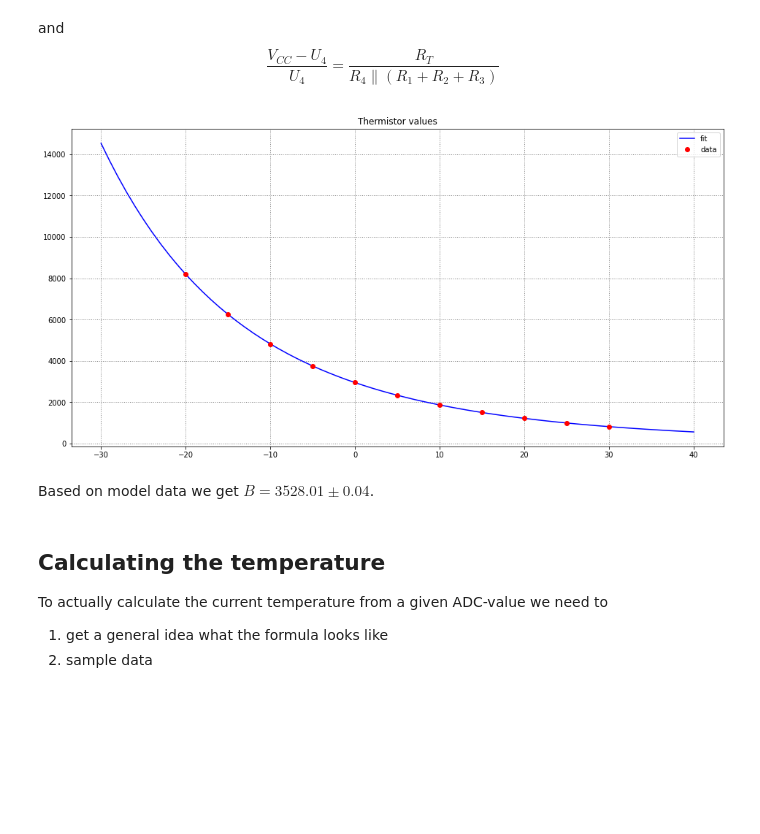
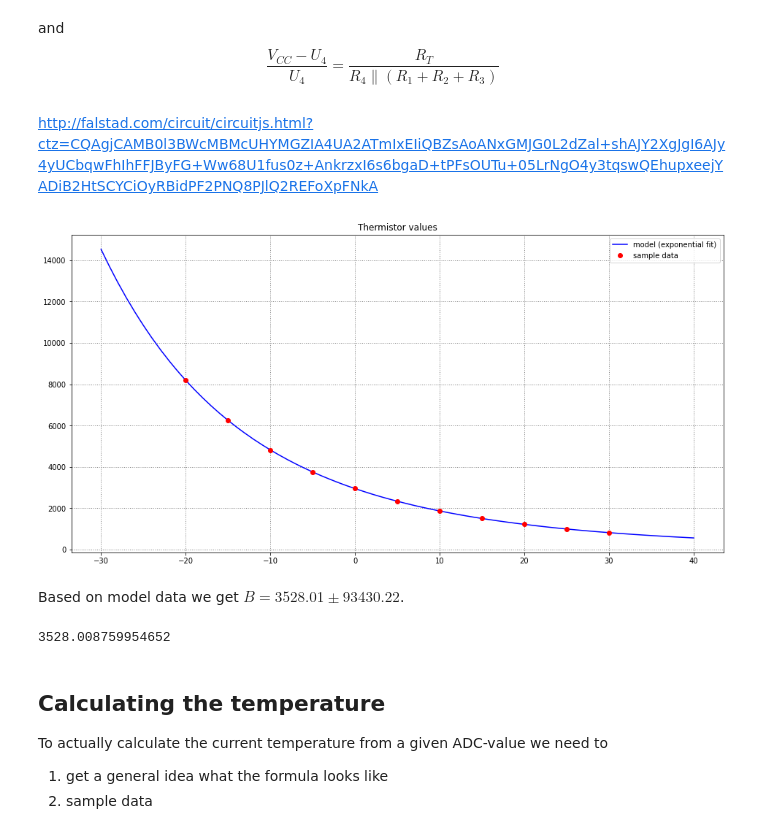
Before and after one commit to henrythasler/sensor-gateway, a Jupyter notebook: docs/temperature-calculation.ipynb, the cells around one changed output. Cells and saved outputs as stored; diff of their text form; code cells hidden in the pictures; blank space fills up the shorter version.

```diff
--- a/docs/temperature-calculation.ipynb
+++ b/docs/temperature-calculation.ipynb
@@ -24,6 +24,8 @@ and
 $$
 \frac{V_{CC}-U_4}{U_4} = \frac{R_T}{R_4 \parallel (R_1+R_2+R_3)}
 $$
+# %% [markdown]
+http://falstad.com/circuit/circuitjs.html?ctz=CQAgjCAMB0l3BWcMBMcUHYMGZIA4UA2ATmIxEIiQBZsAoANxGMJG0L2dZal+shAJY2XgJgI6AJy4yUCbqwFhIhFFJByFG+Ww68U1fus0z+AnkrzxI6s6bgaD+tPFsOUTu+05LrNgO4y3tqswQEhupxeejYADiB2HtSCYCiOyRBidPF2PNQ8PJlQ2REFoXpFNkA
 # %%
 from IPython.display import Markdown as md
 import numpy as np
@@ -36,26 +40,30 @@ T_N = 298.15
 # %%
 def func(T, B):
     return R_N * np.exp(B*(1/T - 1/T_N))
 
 popt, pcov = curve_fit(func, pt1000[0]+273.15, pt1000[1])
+B=popt[0]
 x_data = np.arange(-30, 41, 1)
 y_data = func(x_data+273.15, *popt)
 
-plt.plot(x_data, y_data, 'b-', label='fit')
+plt.plot(x_data, y_data, 'b-', label='model (exponential fit)')
 
 stdevs = np.sqrt(np.diag(pcov))
 
-plt.plot(pt1000[0], pt1000[1], 'ro', label='data')
+plt.plot(pt1000[0], pt1000[1], 'ro', label='sample data')
 plt.legend()
-plt.rcParams['figure.figsize'] = [16,8]
 plt.grid(color='grey', linestyle=':', linewidth=1)
 plt.title('Thermistor values');
 # %% [output]
-[figure, old version]
+[figure, new version]
 # %%
-md("Based on model data we get $B={:.2f} \pm {:.2f}$.".format(popt[0], stdevs[0]))
+md("Based on model data we get $B={:.2f} \pm {:.2f}$.".format(B, stdevs[0]))
 # %% [output]
-Based on model data we get $B=3528.01 \pm 0.04$.
+Based on model data we get $B=3528.01 \pm 93430.22$.
+# %%
+B
+# %% [output]
+3528.008759954652
 # %% [markdown]
 ## Calculating the temperature
 
```
Also changed, not shown: parts of 16 cells of this notebook, 5 other files.
